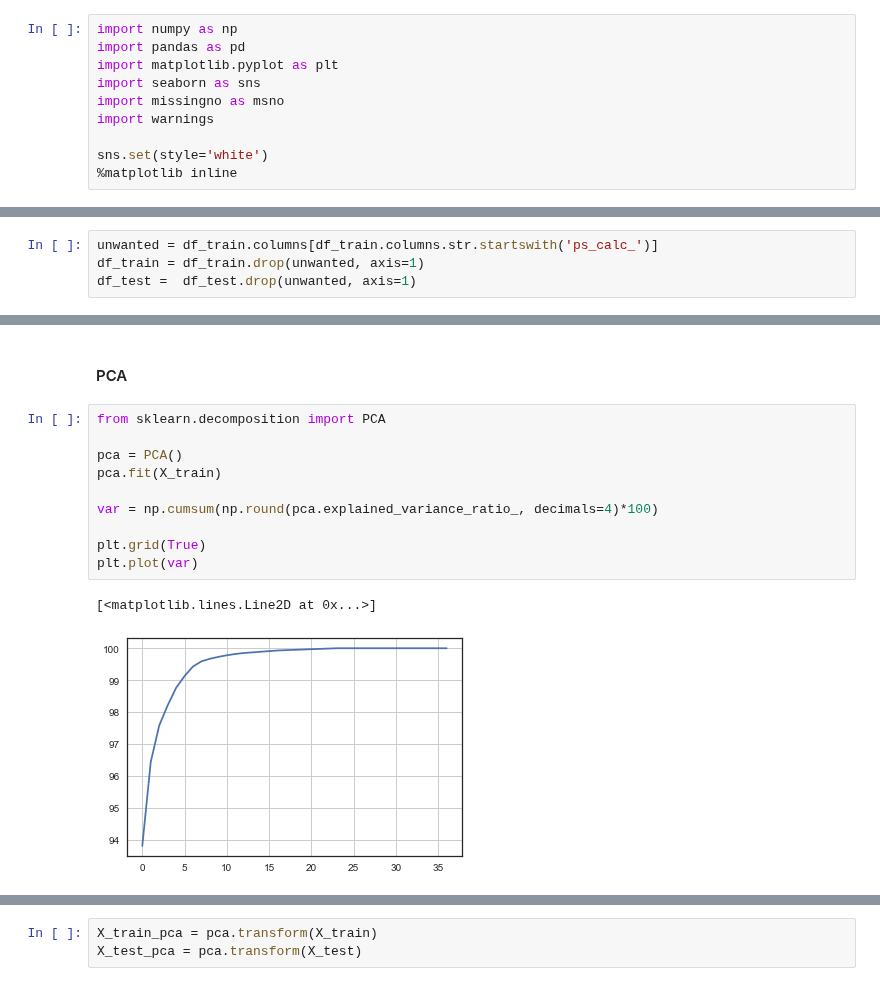
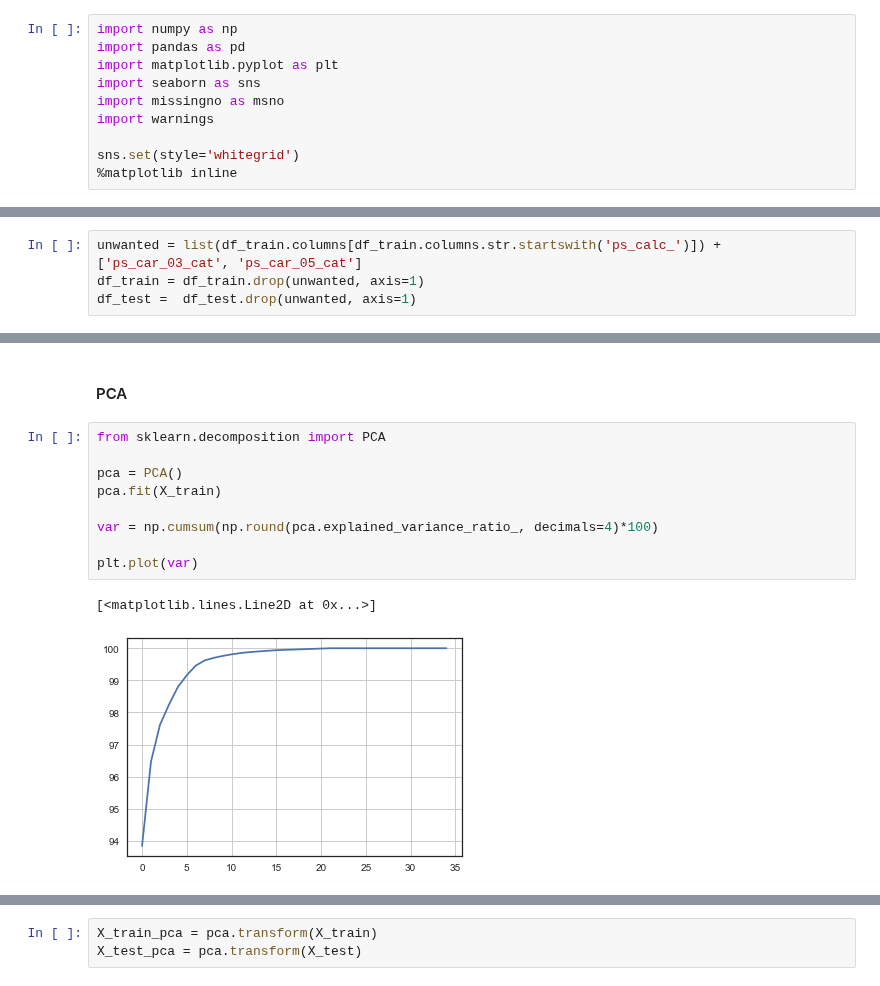
Before and after one commit to paulaceccon/ml-playground, a Jupyter notebook: Kernels/PortoSeguro.ipynb, the cells around one changed output, grey strips where cells are left out. Drawn from its saved outputs; the diff is of its cells as text.

```diff
--- a/Kernels/PortoSeguro.ipynb
+++ b/Kernels/PortoSeguro.ipynb
@@ -13,7 +13,7 @@ import seaborn as sns
 import missingno as msno
 import warnings
 
-sns.set(style='white')
+sns.set(style='whitegrid')
 %matplotlib inline
 # %%
 pd.set_option('display.max_columns', None)
@@ -137,5 +137,5 @@ As can be seen, *ps\_calc\_\** doesn't seen to correlate to anything and will be
 # %%
-unwanted = df_train.columns[df_train.columns.str.startswith('ps_calc_')]
+unwanted = list(df_train.columns[df_train.columns.str.startswith('ps_calc_')]) + ['ps_car_03_cat', 'ps_car_05_cat']
 df_train = df_train.drop(unwanted, axis=1)
 df_test =  df_test.drop(unwanted, axis=1)
 # %% [markdown]
@@ -198,16 +198,15 @@ gini_sklearn = metrics.make_scorer(gini_normalizedc, True, True)
 # %%
 from sklearn.decomposition import PCA
 
 pca = PCA()
 pca.fit(X_train)
 
 var = np.cumsum(np.round(pca.explained_variance_ratio_, decimals=4)*100)
 
-plt.grid(True)
 plt.plot(var)
 # %% [output]
 [<matplotlib.lines.Line2D at 0x...>]
-[figure, old version]
+[figure, new version]
 # %%
 pca = PCA(n_components=5)
 pca.fit(X_train)
```
Also changed, not shown: parts of 20 cells of this notebook.
